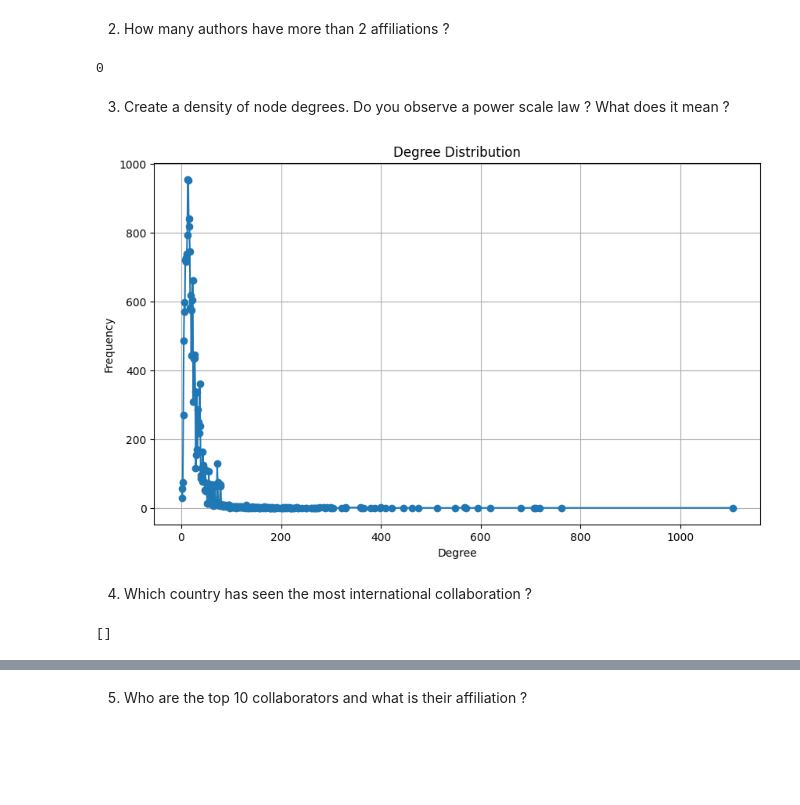
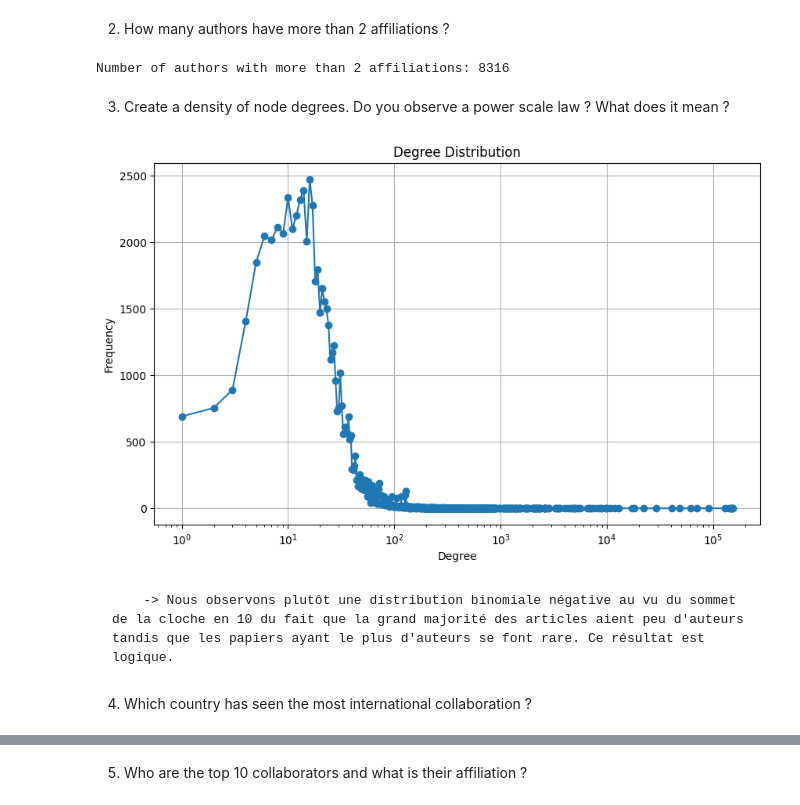
Before and after one commit to valentinb67/ExercicesNoSQL, a Jupyter notebook: EXERCICES/EX-Chap4.ipynb, the cells around one changed output, grey strips where cells are left out. Saved outputs shown, nothing was run; the diff lists cells and outputs as text; code cells hidden in the pictures; blank space fills up the shorter version.

```diff
--- a/EXERCICES/EX-Chap4.ipynb
+++ b/EXERCICES/EX-Chap4.ipynb
@@ -327,28 +320,0 @@ from py2neo import Graph, Node, Relationship
-# %%
-json_fp = "/Users/valen/Desktop/data/Chap3/pubmed_cleaned/pubmed_cleaned.json"
-
-with open(json_fp, "r") as file:
-    data = json.load(file)
-
-def clean_author(author):
-    return author.strip().lower()
-
-graph = py2neo.Graph("bolt://localhost:7687", auth=("neo4j", "password_tuts"))
-graph.delete_all()
-
-authors_dict = {}
-
-for paper in data:
-    author_names = paper.get('authors', '').split(',')
-    authors = set(clean_author(name) for name in author_names)
-
-    for author in authors:
-        if author not in authors_dict:
-            authors_dict[author] = Node("Author", name=author)
-            graph.create(authors_dict[author])
-
-    author_nodes = [authors_dict[author] for author in authors]
-    for i, author1 in enumerate(author_nodes):
-        for author2 in author_nodes[i + 1:]:
-            relationship = Relationship(author1, "COLLABORATED_WITH", author2)
-            graph.create(relationship)
@@ -359,14 +363,22 @@ KeyboardInterrupt:
 # %% [markdown]
 2) How many authors have more than 2 affiliations ?
-# %%
-query = """
-MATCH (a:Author)
-WHERE size(a.affiliations) > 2
-RETURN count(a) AS authors_with_more_than_two_affiliations
-"""
-graph.run(query).evaluate()
-# %% [output]
-0
+# %%
+from py2neo import Graph
+
+result = graph.run(
+    "MATCH (a:Author) "
+    "WHERE size(a.affiliations) > 2 "
+    "RETURN count(a) AS authors_with_more_than_two_affiliations"
+)
+
+count_result = result.next()
+if count_result:
+    count = count_result["authors_with_more_than_two_affiliations"]
+    print(f"Number of authors with more than 2 affiliations: {count}")
+else:
+    print("No result found.")
+# %% [output]
+Number of authors with more than 2 affiliations: 8316
 # %% [markdown]
 3) Create a density of node degrees. Do you observe a power scale law ? What does it mean ?
 # %%
@@ -375,36 +387,26 @@ from collections import Counter
 # %%
 query = """
 MATCH (n:Author)-[r]-()
 RETURN n.name AS author, count(r) AS degree
 """
+
 degrees = [record['degree'] for record in graph.run(query)]
 
 degree_counts = Counter(degrees)
 
 x, y = zip(*sorted(degree_counts.items()))
 
 plt.figure(figsize=(10, 6))
 plt.plot(x, y, marker='o')
 plt.xlabel("Degree")
 plt.ylabel("Frequency")
+plt.xscale('log')
 plt.title("Degree Distribution")
 plt.grid(True)
 plt.show()
 # %% [output]
-[figure, old version]
+[figure, new version]
+# %% [markdown]
+        -> Nous observons plutôt une distribution binomiale négative au vu du sommet de la cloche en 10 du fait que la grand majorité des articles aient peu d'auteurs tandis que les papiers ayant le plus d'auteurs se font rare. Ce résultat est logique.
 # %% [markdown]
 4) Which country has seen the most international collaboration ?
-# %%
-query = """
-MATCH (a1:Author)-[:COLLABORATED_WITH]-(a2:Author)
-WHERE a1.country IS NOT NULL AND a2.country IS NOT NULL AND a1.country <> a2.country
-WITH a1.country AS country1, a2.country AS country2
-UNWIND [country1, country2] AS country
-RETURN country, count(DISTINCT country1 + country2) AS collaboration_count
-ORDER BY collaboration_count DESC
-LIMIT 1
-"""
-
-graph.run(query).data()
-# %% [output]
-[]
```
Also changed, not shown: parts of 34 cells of this notebook, 1 other file.
